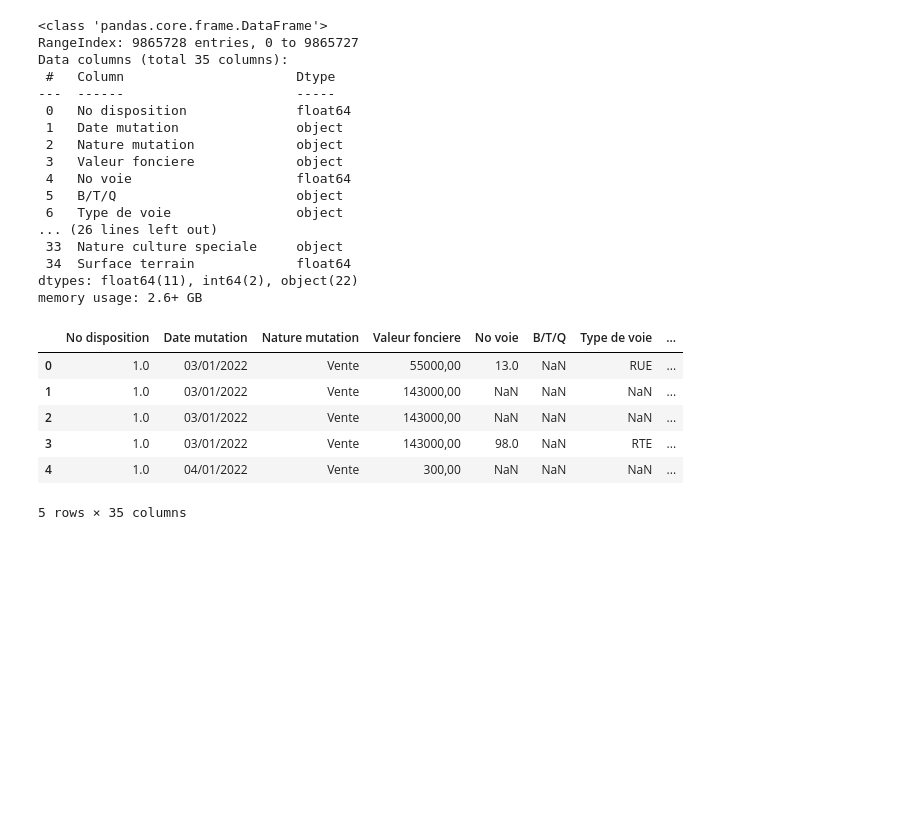
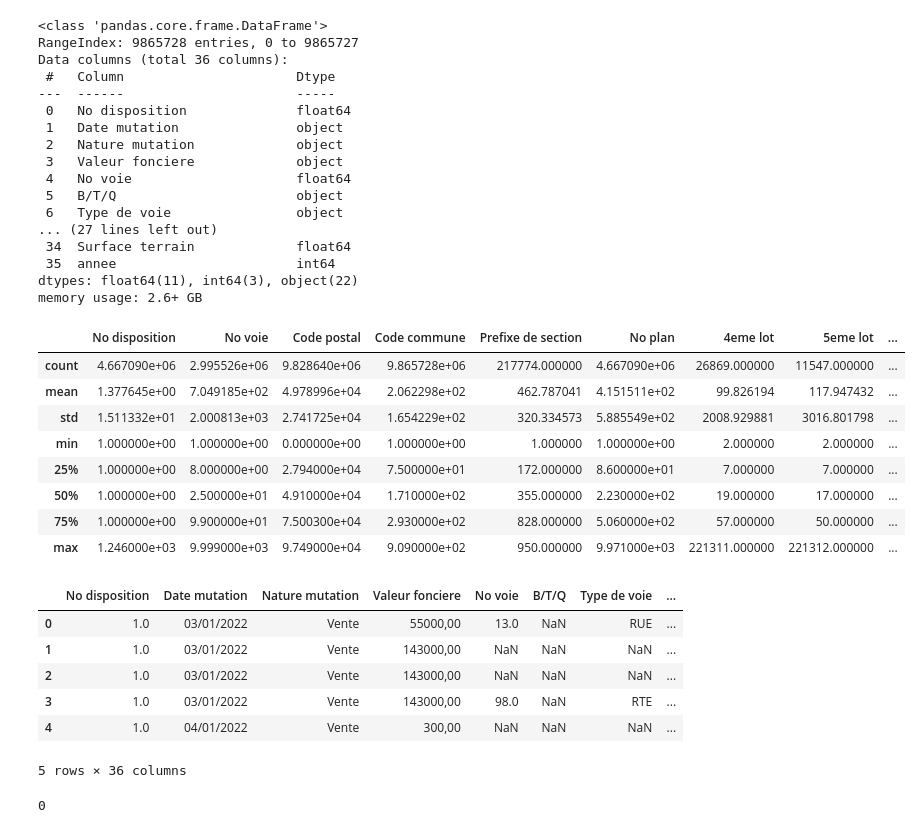
Before and after one commit to Kal3idoscope/Land-data-analysis-French-market, a Jupyter notebook: concat_cleaning.ipynb, the cells around one changed output. Drawn from its saved outputs; the diff is of its cells as text; code cells hidden in the pictures; blank space fills up the shorter version.

```diff
--- a/concat_cleaning.ipynb
+++ b/concat_cleaning.ipynb
@@ -10,3 +12,10 @@ df_2024 = pd.read_csv('df_2024.csv')
+# %%
+#### ADD COLUMNS FOR EACH YEAR ####
+
+#df_2021['annee'] = 2021
+df_2022['annee'] = 2022
+df_2023['annee'] = 2023
+df_2024['annee'] = 2024
 # %%
 #### CONCAT ####
 df_complete = pd.concat([df_2022, df_2023, df_2024], ignore_index=True)
@@ -15,7 +24,7 @@ df_complete.info()
 # %% [output]
 <class 'pandas.core.frame.DataFrame'>
 RangeIndex: 9865728 entries, 0 to 9865727
-Data columns (total 35 columns):
+Data columns (total 36 columns):
  #   Column                      Dtype
 ---  ------                      -----
  0   No disposition              float64
@@ -25,11 +34,25 @@ Data columns (total 35 columns):
  4   No voie                     float64
  5   B/T/Q                       object
  6   Type de voie                object
-... (26 lines left out)
- 33  Nature culture speciale     object
+... (27 lines left out)
  34  Surface terrain             float64
-dtypes: float64(11), int64(2), object(22)
+ 35  annee                       int64
+dtypes: float64(11), int64(3), object(22)
 memory usage: 2.6+ GB
+# %%
+#### CHECK INTEGRITY ####
+
+df_complete.describe()
+# %% [output]
+|  | No disposition | No voie | Code postal | Code commune | Prefixe de section | No plan | 4eme lot | 5eme lot | ... |
+| count | 4.667090e+06 | 2.995526e+06 | 9.828640e+06 | 9.865728e+06 | 217774.000000 | 4.667090e+06 | 26869.000000 | 11547.000000 | ... |
+| mean | 1.377645e+00 | 7.049185e+02 | 4.978996e+04 | 2.062298e+02 | 462.787041 | 4.151511e+02 | 99.826194 | 117.947432 | ... |
+| std | 1.511332e+01 | 2.000813e+03 | 2.741725e+04 | 1.654229e+02 | 320.334573 | 5.885549e+02 | 2008.929881 | 3016.801798 | ... |
+| min | 1.000000e+00 | 1.000000e+00 | 0.000000e+00 | 1.000000e+00 | 1.000000 | 1.000000e+00 | 2.000000 | 2.000000 | ... |
+| 25% | 1.000000e+00 | 8.000000e+00 | 2.794000e+04 | 7.500000e+01 | 172.000000 | 8.600000e+01 | 7.000000 | 7.000000 | ... |
+| 50% | 1.000000e+00 | 2.500000e+01 | 4.910000e+04 | 1.710000e+02 | 355.000000 | 2.230000e+02 | 19.000000 | 17.000000 | ... |
+| 75% | 1.000000e+00 | 9.900000e+01 | 7.500300e+04 | 2.930000e+02 | 828.000000 | 5.060000e+02 | 57.000000 | 50.000000 | ... |
+| max | 1.246000e+03 | 9.999000e+03 | 9.749000e+04 | 9.090000e+02 | 950.000000 | 9.971000e+03 | 221311.000000 | 221312.000000 | ... |
 # %%
 df_complete.head()
 # %% [output]
@@ -39,4 +62,9 @@ df_complete.head()
 | 2 | 1.0 | 03/01/2022 | Vente | 143000,00 | NaN | NaN | NaN | ... |
 | 3 | 1.0 | 03/01/2022 | Vente | 143000,00 | 98.0 | NaN | RTE | ... |
 | 4 | 1.0 | 04/01/2022 | Vente | 300,00 | NaN | NaN | NaN | ... |
-5 rows × 35 columns
+5 rows × 36 columns
+# %%
+df_complete.drop_duplicates(keep='last', inplace=True)
+df_complete.duplicated().sum()
+# %% [output]
+0
```
Also changed, not shown: parts of 6 cells of this notebook.
